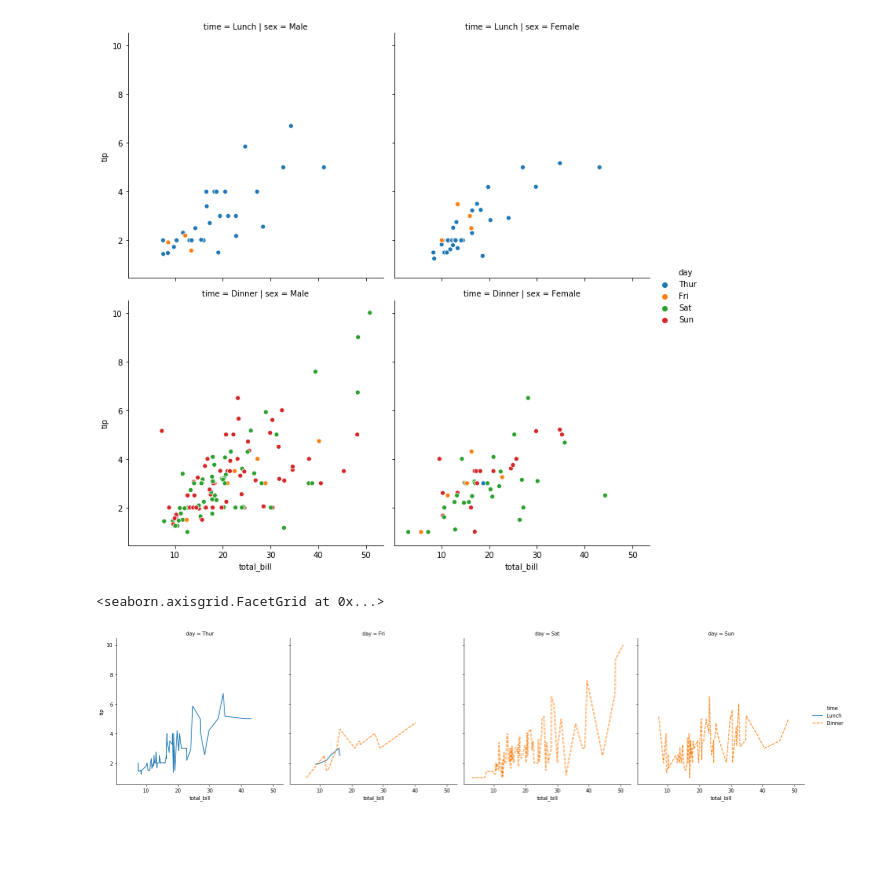
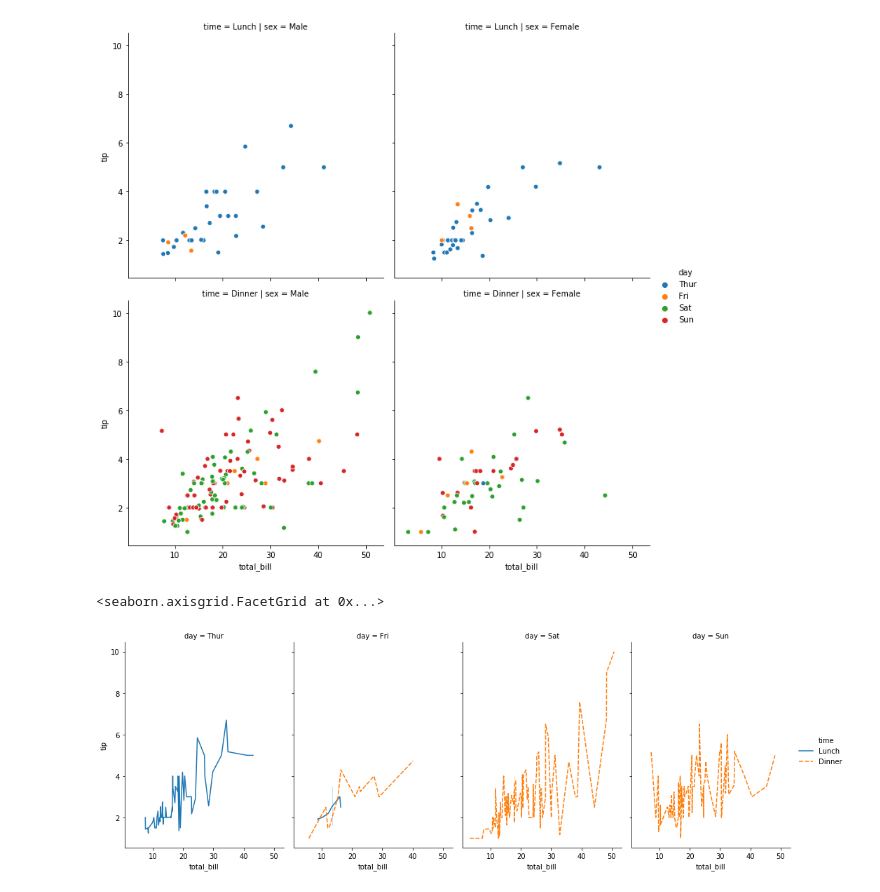
Before and after one commit to AshayKing/machine-learning-project-series, a Jupyter notebook: seaborn-data-visualisation/1. Relational Plots.ipynb, the cells around one changed output. Cells and saved outputs as stored; diff of their text form; code cells hidden in the pictures; blank space fills up the shorter version.

```diff
--- a/seaborn-data-visualisation/1. Relational Plots.ipynb
+++ b/seaborn-data-visualisation/1. Relational Plots.ipynb
@@ -36,7 +36,8 @@ sns.relplot(x="total_bill", y="tip", hue="day", row='time', col='sex', data=tips
 # %%
 sns.relplot(x="total_bill", y="tip",
                 hue="time", style="time", col="day",
+                height=5, aspect=.7,
                 kind="line", data=tips)
 # %% [output]
 <seaborn.axisgrid.FacetGrid at 0x...>
-[figure, old version]
+[figure, new version]
```
Also changed, not shown: parts of 8 cells of this notebook.
